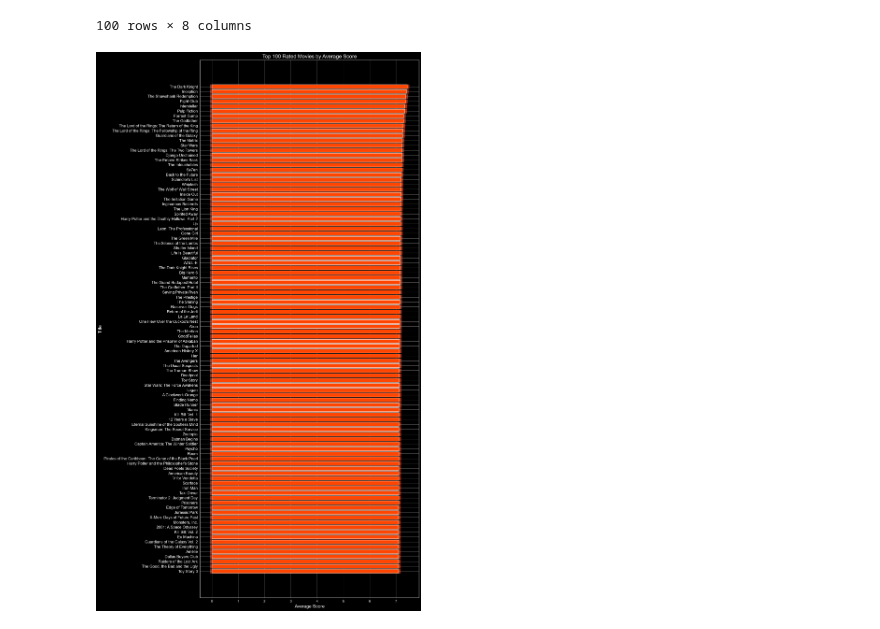
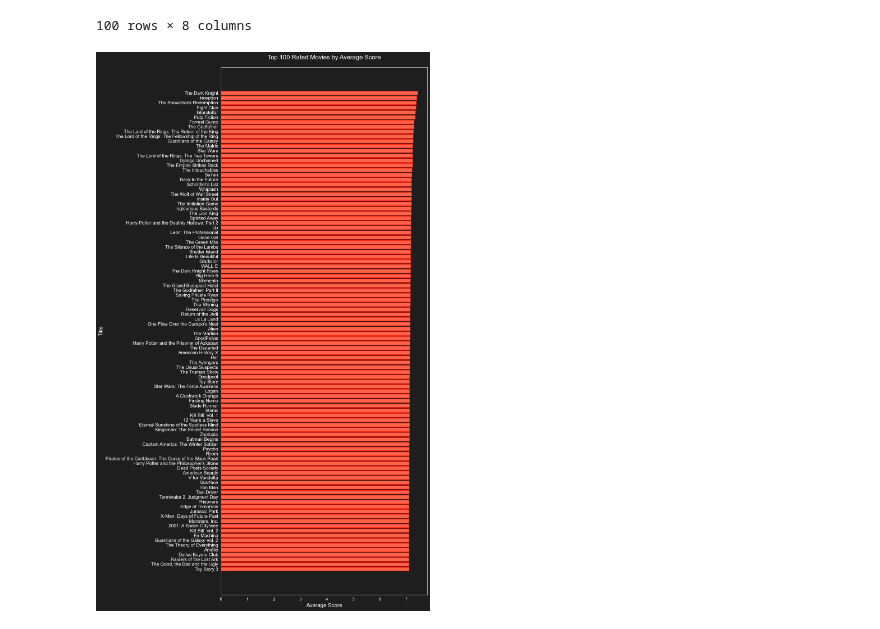
Before and after one commit to Klus3kk/datascience, a Jupyter notebook: Movie-Ratings/main.ipynb, the cells around one changed output. Cells and saved outputs as stored; diff of their text form; code cells hidden in the pictures.

Commit message:
Movie Ratings

```diff
--- a/Movie-Ratings/main.ipynb
+++ b/Movie-Ratings/main.ipynb
@@ -106,31 +106,39 @@ movie_ratings.sort_values(by=["Average Score"], ascending=False).head(100)
 # %%
 top_100_movies = movie_ratings.sort_values(by='Average Score', ascending=False).head(100)
 
 top_100_movies.set_index('title', inplace=True)
 
-sns.set_style("darkgrid", {"axes.facecolor": ".9", "grid.color": "gray"})
+# Set up the figure
+plt.figure(figsize=(12, 20))
+ax = plt.gca()
 
-plt.figure(figsize=(14, 24))
-bars = plt.barh(top_100_movies.index, top_100_movies['Average Score'], color='#FF4500')
+# Set the dark background
+ax.set_facecolor('#1e1e1e')
+plt.gcf().set_facecolor('#1e1e1e')
 
-for bar in bars:
-    plt.gca().add_patch(
-        plt.Rectangle((bar.get_x() - bar.get_width() * 0.01, bar.get_y() - bar.get_height() * 0.02),
-                      bar.get_width() + bar.get_width() * 0.02, bar.get_height() + bar.get_height() * 0.04,
-                      color='#FF6347', alpha=0.5, zorder=-1)
-    )
+# Plot the data with a custom color and edgecolor for a glowing effect
+bars = plt.barh(top_100_movies.index, top_100_movies['Average Score'], color='#FF6347', edgecolor='red', linewidth=1)
 
-plt.gca().invert_yaxis()
+# Customize the appearance
+plt.gca().invert_yaxis()  # Highest scores at the top
 plt.title('Top 100 Rated Movies by Average Score', color='white', fontsize=16)
 plt.xlabel('Average Score', color='white', fontsize=14)
 plt.ylabel('Title', color='white', fontsize=14)
 plt.xticks(color='white')
 plt.yticks(color='white', fontsize=12)
 
-plt.gca().set_facecolor('black')
-plt.gcf().set_facecolor('black')
+# Remove grid lines
+ax.grid(False)
 
+# Enhance title and labels
+title = plt.title('Top 100 Rated Movies by Average Score', color='white', fontsize=16, pad=20)
+plt.xlabel('Average Score', color='white', fontsize=14)
+plt.ylabel('Title', color='white', fontsize=14)
+
+# Set tight layout
 plt.tight_layout()
+
+# Show the plot
 plt.show()
 # %% [output]
-[figure, old version]
+[figure, new version]
```
Also changed, not shown: 1 other file.
